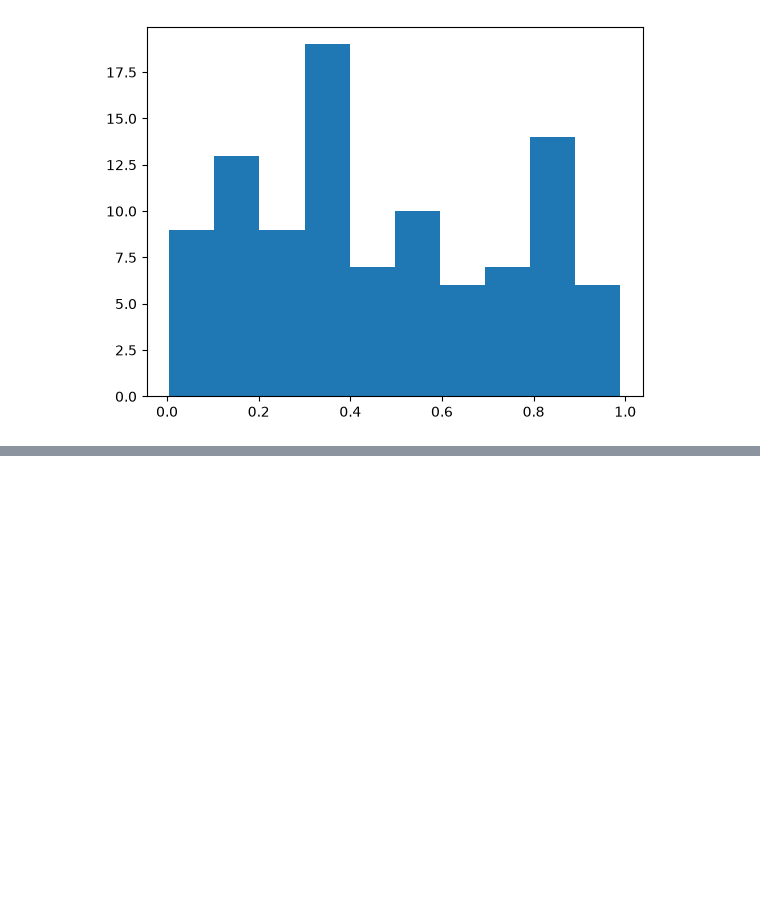
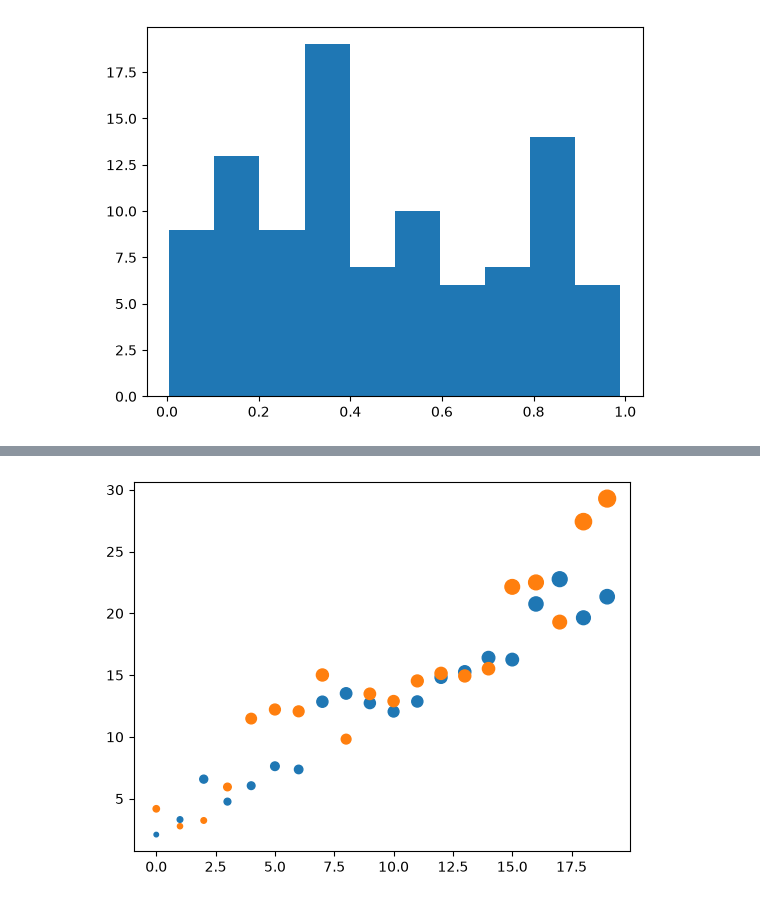
Before and after one commit to Anurag07-07/DSML-, a Jupyter notebook: day22.ipynb, the cells around one changed output, grey strips where cells are left out. Cells and saved outputs as stored; diff of their text form; code cells hidden in the pictures; blank space fills up the shorter version.

```diff
--- a/day22.ipynb
+++ b/day22.ipynb
@@ -409,0 +420,11 @@ plt.show()
+# %%
+import matplotlib.pyplot as plt
+import numpy as np
+x = np.arange(20)
+y1 = np.linspace(1,20,20)+np.random.rand(20)*5
+y2 = np.linspace(1,20,20)+np.random.rand(20)*10
+plt.scatter(x,y1,s=y1*5)
+plt.scatter(x,y2,s=y2*5)
+plt.show()
+# %% [output]
+[figure, added]
```
Also changed, not shown: parts of 17 cells of this notebook.
